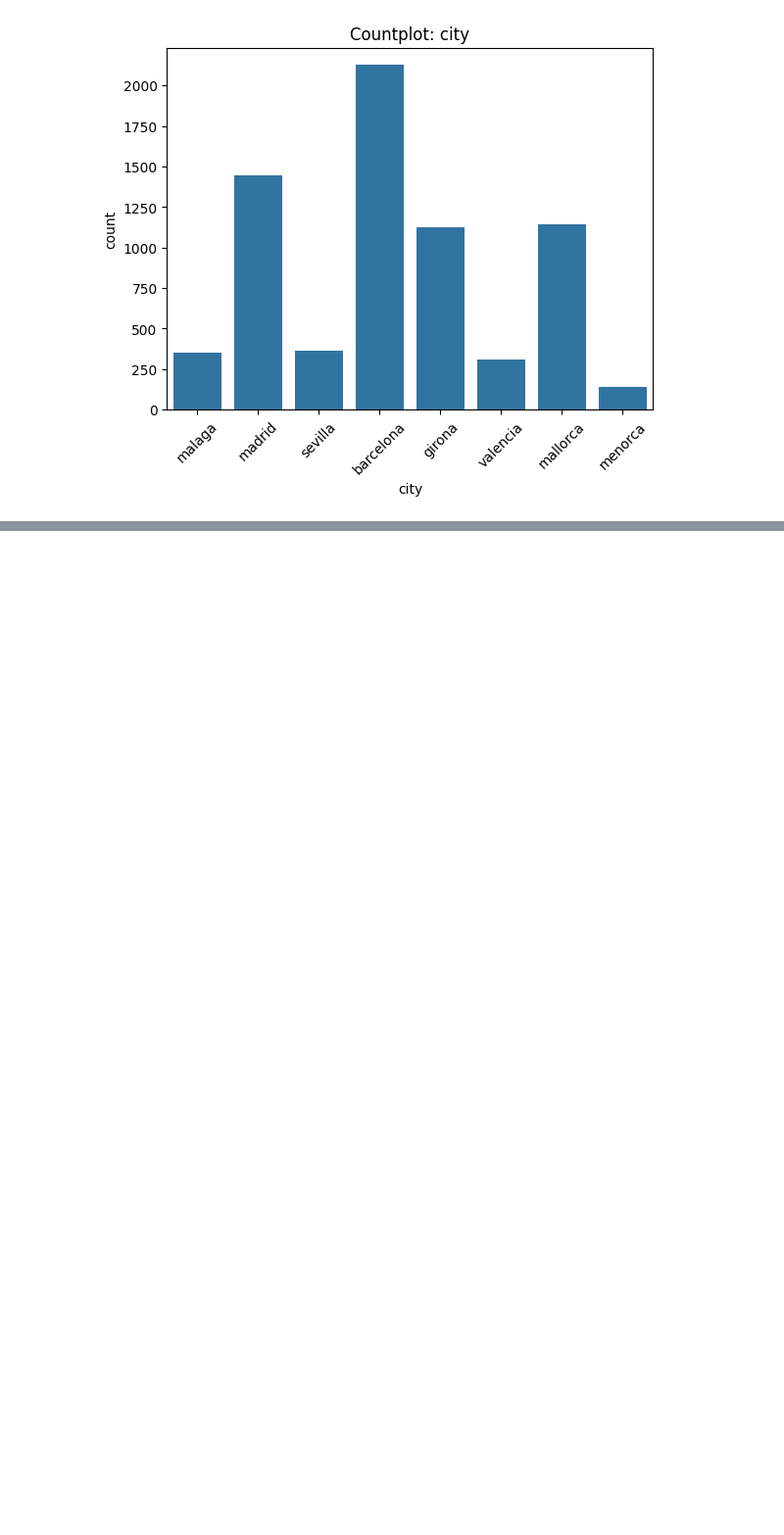
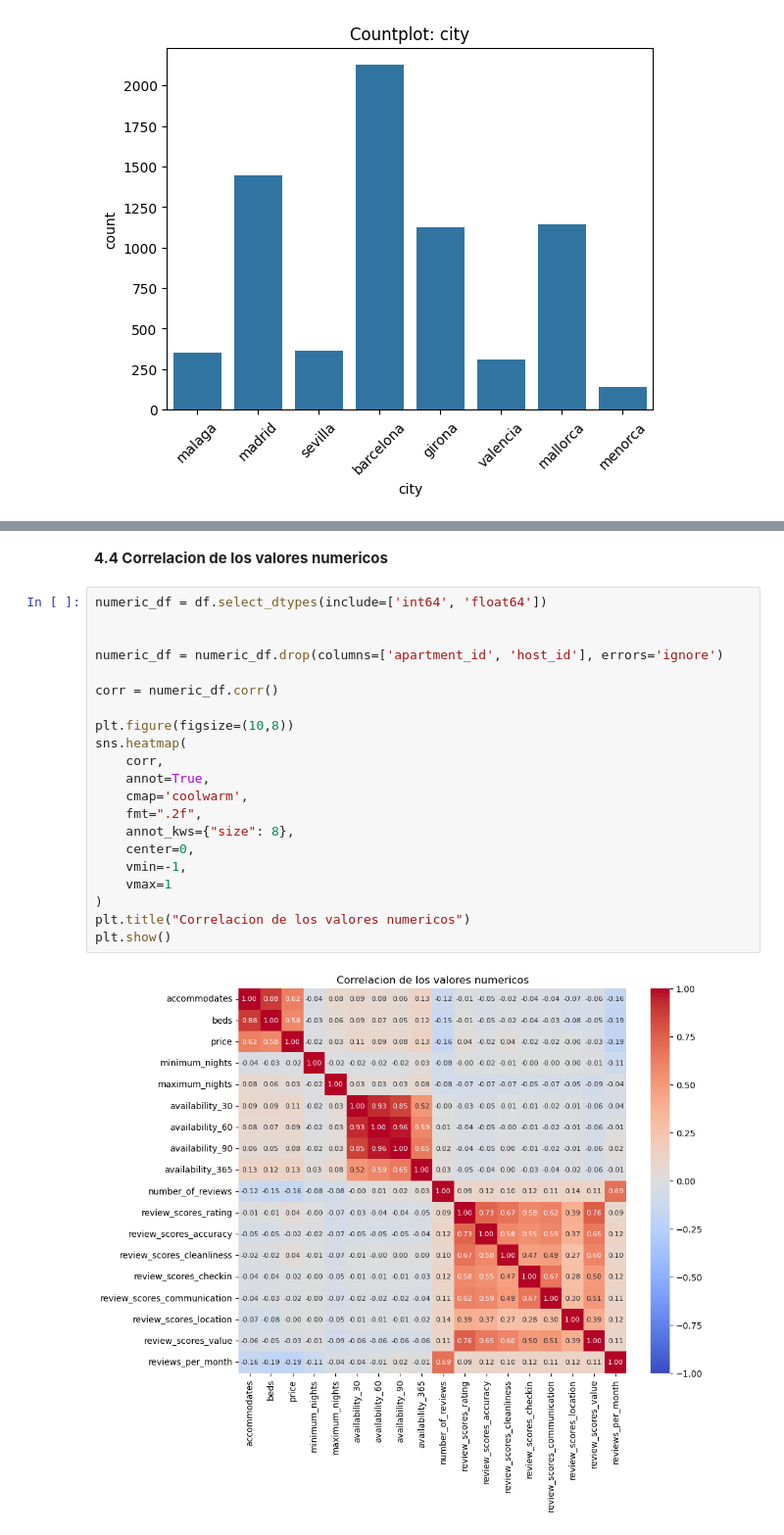
Before and after one commit to esrakesken/turismo-espana-it-academy, a Jupyter notebook: Scripts/EDA_19012026.ipynb, the cells around one changed output, grey strips where cells are left out. Shown at 98% size. Drawn from its saved outputs; the diff is of its cells as text; blank space fills up the shorter version.

```diff
--- a/Scripts/EDA_19012026.ipynb
+++ b/Scripts/EDA_19012026.ipynb
@@ -175,0 +248,25 @@ for col in cols_nonum:
+# %% [markdown]
+**4.4 Correlacion de los valores numericos**
+# %%
+numeric_df = df.select_dtypes(include=['int64', 'float64'])
+
+
+numeric_df = numeric_df.drop(columns=['apartment_id', 'host_id'], errors='ignore')
+
+corr = numeric_df.corr()
+
+plt.figure(figsize=(10,8))
+sns.heatmap(
+    corr,
+    annot=True,
+    cmap='coolwarm',
+    fmt=".2f",
+    annot_kws={"size": 8},
+    center=0,
+    vmin=-1,
+    vmax=1
+)
+plt.title("Correlacion de los valores numericos")
+plt.show()
+# %% [output]
+[figure, added]
```
Also changed, not shown: parts of 5 cells of this notebook.
